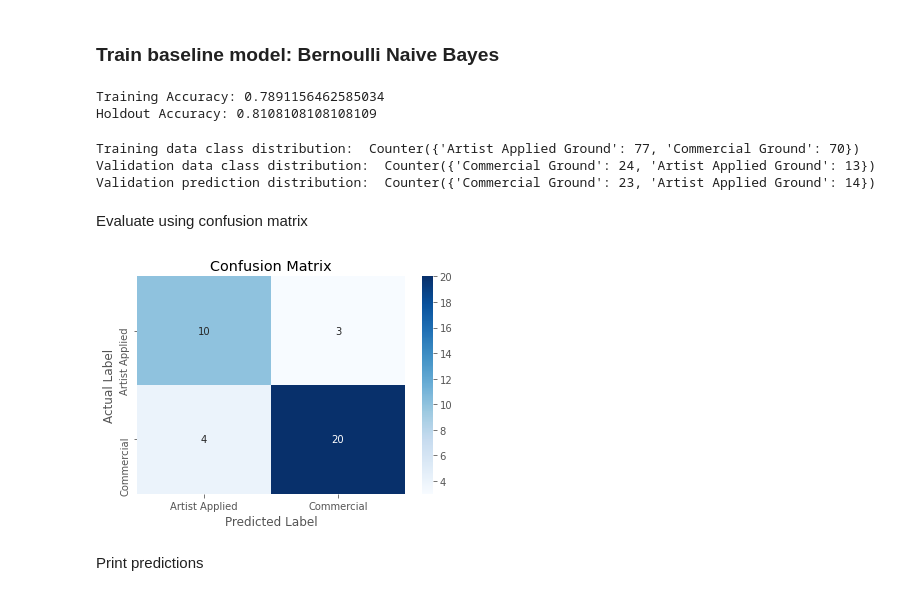
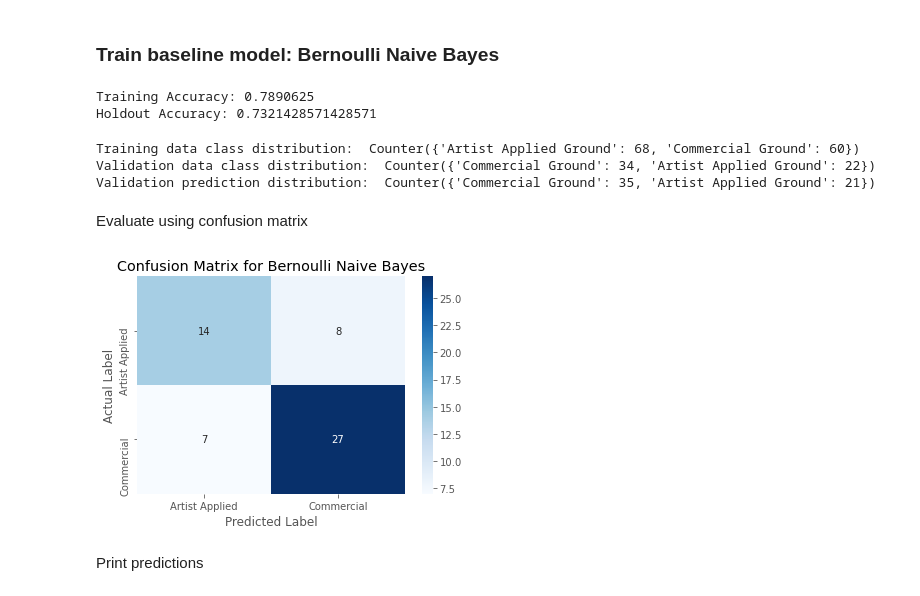
Before and after one commit to DS-Project-Group-7/Data-Science-Project, a Jupyter notebook: data_analysis/ground-application-prediction.ipynb, the cells around one changed output. Saved outputs shown, nothing was run; the diff lists cells and outputs as text; code cells hidden in the pictures.

```diff
--- a/data_analysis/ground-application-prediction.ipynb
+++ b/data_analysis/ground-application-prediction.ipynb
@@ -46,5 +62,3 @@ Split data into training, validation and testing set
 # %%
-temp = prediction_set[(prediction_set['ground_layer_application'] != 'Unspecified') & (prediction_set['ground_layer_application'] != 'Unsure')]
-train = temp.sample(frac = 0.8, random_state=25)
-valid = temp.drop(train.index)
+X = prediction_set[(prediction_set['ground_layer_application'] != 'Unspecified') & (prediction_set['ground_layer_application'] != 'Unsure')]
 test = prediction_set[(prediction_set['ground_layer_application'] == 'Unspecified') | (prediction_set['ground_layer_application'] == 'Unsure')]
@@ -58,0 +67,4 @@ X_test = test.drop('ground_layer_application', axis=1)
+# %%
+y = X.ground_layer_application
+X = X.drop('ground_layer_application', axis=1)
+X_train, X_valid, y_train, y_valid = train_test_split(X, y, test_size=0.3, random_state=25)
@@ -78,30 +92,30 @@ test_prediction = bnb.predict(X_test)
 print("Training Accuracy:", bnb.score(X_train, y_train))
 print("Holdout Accuracy:", bnb.score(X_valid, y_valid))
 # %% [output]
-Training Accuracy: 0.7891156462585034
-Holdout Accuracy: 0.8108108108108109
+Training Accuracy: 0.7890625
+Holdout Accuracy: 0.7321428571428571
 # %%
 print("Training data class distribution: ", Counter(y_train))
 print("Validation data class distribution: ", Counter(y_valid))
 print("Validation prediction distribution: ", Counter(valid_prediction))
 # %% [output]
-Training data class distribution:  Counter({'Artist Applied Ground': 77, 'Commercial Ground': 70})
-Validation data class distribution:  Counter({'Commercial Ground': 24, 'Artist Applied Ground': 13})
-Validation prediction distribution:  Counter({'Commercial Ground': 23, 'Artist Applied Ground': 14})
+Training data class distribution:  Counter({'Artist Applied Ground': 68, 'Commercial Ground': 60})
+Validation data class distribution:  Counter({'Commercial Ground': 34, 'Artist Applied Ground': 22})
+Validation prediction distribution:  Counter({'Commercial Ground': 35, 'Artist Applied Ground': 21})
 # %% [markdown]
 Evaluate using confusion matrix
 # %%
 cm = confusion_matrix(y_valid, valid_prediction)
 
 ax = plt.subplot()
 sns.heatmap(cm, annot=True, fmt='g', ax=ax, cmap='Blues',
             xticklabels = ['Artist Applied', 'Commercial'],
             yticklabels = ['Artist Applied', 'Commercial'])
 ax.set_xlabel('Predicted Label')
 ax.set_ylabel('Actual Label')
-ax.set_title('Confusion Matrix')
+ax.set_title('Confusion Matrix for Bernoulli Naive Bayes')
 plt.show()
 # %% [output]
-[figure, old version]
+[figure, new version]
 # %% [markdown]
 Print predictions
```
Also changed, not shown: parts of 19 cells of this notebook.
